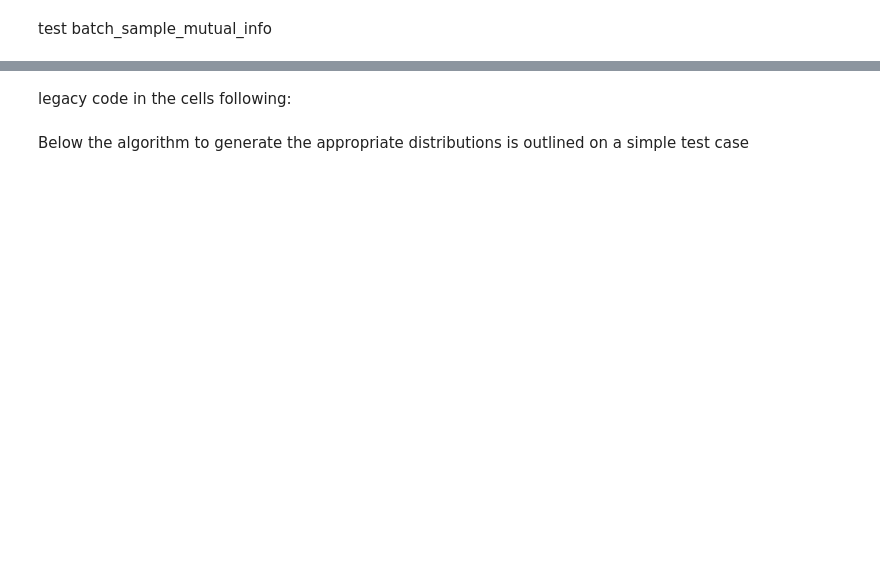
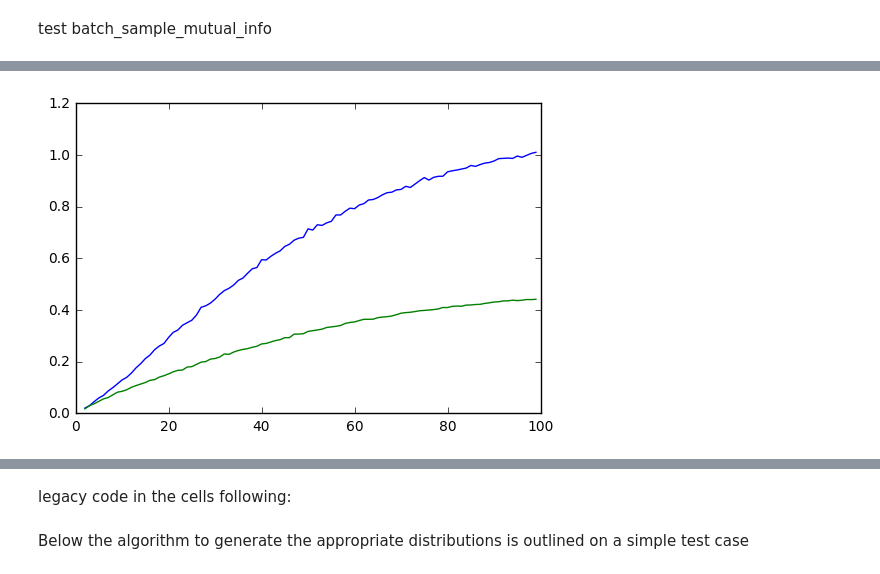
Before and after one commit to cjidboon94/master_thesis, a Jupyter notebook: research_mutual_info.ipynb, the cells around one changed output, grey strips where cells are left out. Drawn from its saved outputs; the diff is of its cells as text; code cells hidden in the pictures; blank space fills up the shorter version.

```diff
--- a/research_mutual_info.ipynb
+++ b/research_mutual_info.ipynb
@@ -394 +539,20 @@ test batch_sample_mutual_info
+# %%
+#print(mean_mutual_info)
+num_pixel_li_random_network, mutual_info_average_li_random_network = [], []
+for item in mean_mutual_info_random_network:
+    for k, v in item.items():
+        num_pixel_li_random_network.append(k)
+        mutual_info_average_li_random_network.append(np.mean(v))
+
+num_pixel_li_trained_network, mutual_info_average_li_trained_network = [], []
+for item in mean_mutual_info_trained_network:
+    for k, v in item.items():
+        num_pixel_li_trained_network.append(k)
+        mutual_info_average_li_trained_network.append(np.mean(v))
+
+plt.plot(num_pixel_li_trained_network, mutual_info_average_li_trained_network)
+plt.plot(num_pixel_li_random_network, mutual_info_average_li_random_network)
+plt.show()
+# %% [output]
+[figure, added]
 # %%
```
Also changed, not shown: parts of 22 cells of this notebook.
